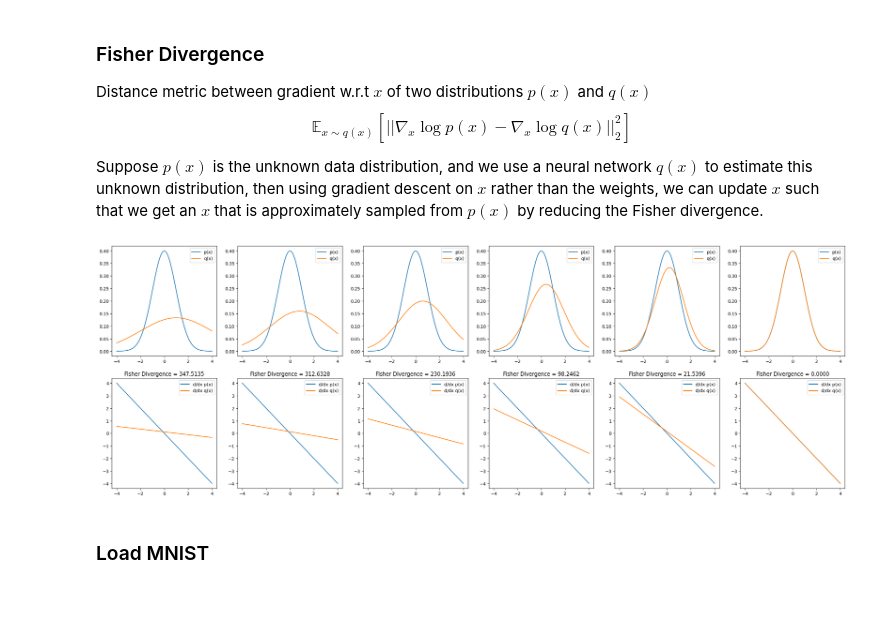
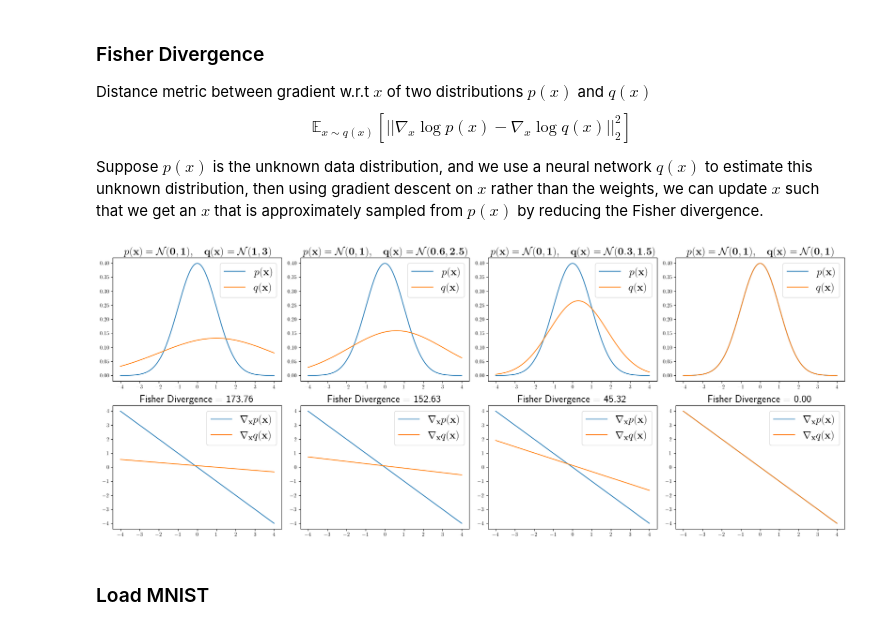
Before and after one commit to Janko-dev/generative_modeling, a Jupyter notebook: notebooks/score_based_models.ipynb, the cells around one changed output. Cells and saved outputs as stored; diff of their text form; code cells hidden in the pictures; blank space fills up the shorter version.

```diff
--- a/notebooks/score_based_models.ipynb
+++ b/notebooks/score_based_models.ipynb
@@ -299,48 +299,57 @@ Suppose $p(x)$ is the unknown data distribution, and we use a neural network $q(
 def gaussian(x, mu, sigma):
     return 1/(sigma * (2*torch.pi)**0.5) * torch.exp(-.5 * (x-mu)**2 / sigma**2)
 # %%
+plt.rcParams['text.usetex'] = True
+
 # define a linear range of values between -4 and 4
 x = torch.linspace(-4, 4, 1000, requires_grad=True)
 
 p_mu = 0
 p_var = 1
-q_mus = [1, 0.8, 0.6, 0.4, 0.2, 0]
-q_vars = [3, 2.5, 2, 1.5, 1.2, 1]
+q_mus = [1, 0.6, 0.3, 0]
+q_vars = [3, 2.5, 1.5, 1]
 
-_, axes = plt.subplots(2, 6, figsize=(30, 10))
+_, axes = plt.subplots(2, 4, figsize=(20, 8))
+
+font_size = 20
 
 for q_mu, q_var, ax_row in zip(q_mus, q_vars, axes.T):
     # reset gradient to zero
     x.grad = None
 
     # constant p(x)
     p = gaussian(x, p_mu, p_var)
     log_p = torch.log(p)
     log_p.backward(torch.ones_like(log_p))
-    ax_row[1].plot(x.detach().numpy(), x.grad.data, label='d/dx p(x)')
+    ax_row[1].plot(x.detach().numpy(), x.grad.data, label=r'$\nabla_{\bf{x}} p(\bf{x})$')
     deriv_log_p = x.grad.data.clone()
 
     # reset gradient to zero
     x.grad = None
 
     # varying q(x)
     q = gaussian(x, q_mu, q_var)
     log_q = torch.log(q)
     log_q.backward(torch.ones_like(log_q))
-    ax_row[1].plot(x.detach().numpy(), x.grad.data, label='d/dx q(x)')
+    ax_row[1].plot(x.detach().numpy(), x.grad.data, label=r'$\nabla_{\bf{x}} q(\bf{x})$')
     deriv_log_q = x.grad.data.clone()
 
     # distance between gradients
-    fisher_divergence = torch.sum(q * (deriv_log_p - deriv_log_q)**2)
+    fisher_divergence = 1/2*torch.sum(q * (deriv_log_p - deriv_log_q)**2)
 
-    ax_row[1].set_title(f'Fisher Divergence = {fisher_divergence:.4f}')
-    ax_row[1].legend()
+    ax_row[1].set_title(f'Fisher Divergence = {fisher_divergence:.2f}', fontdict = {'fontsize' : font_size})
+    ax_row[1].legend(fontsize=font_size)
 
-    ax_row[0].plot(x.detach().numpy(), p.detach().numpy(), label='p(x)')
-    ax_row[0].plot(x.detach().numpy(), q.detach().numpy(), label='q(x)')
-    ax_row[0].legend()
+    ax_row[0].plot(x.detach().numpy(), p.detach().numpy(), label=r"$p(\bf{x})$")
+    ax_row[0].plot(x.detach().numpy(), q.detach().numpy(), label=r"$q(\bf{x})$")
+    ax_row[0].legend(fontsize=font_size)
+
+    ax_row[0].set_title(rf"$p(\bf{{x}}) = \mathcal{{N}}(0, 1), \quad q(\bf{{x}}) = \mathcal{{N}}({q_mu}, {q_var})$", fontdict = {'fontsize' : font_size})
+
+plt.tight_layout()
+plt.savefig('../outputs/fisher_divergence.pdf', dpi=300)
 # %% [output]
-[figure, old version]
+[figure, new version]
 # %% [markdown]
 ### Load MNIST
 # %%
```
Also changed, not shown: parts of 3 cells of this notebook, 1 other file.
